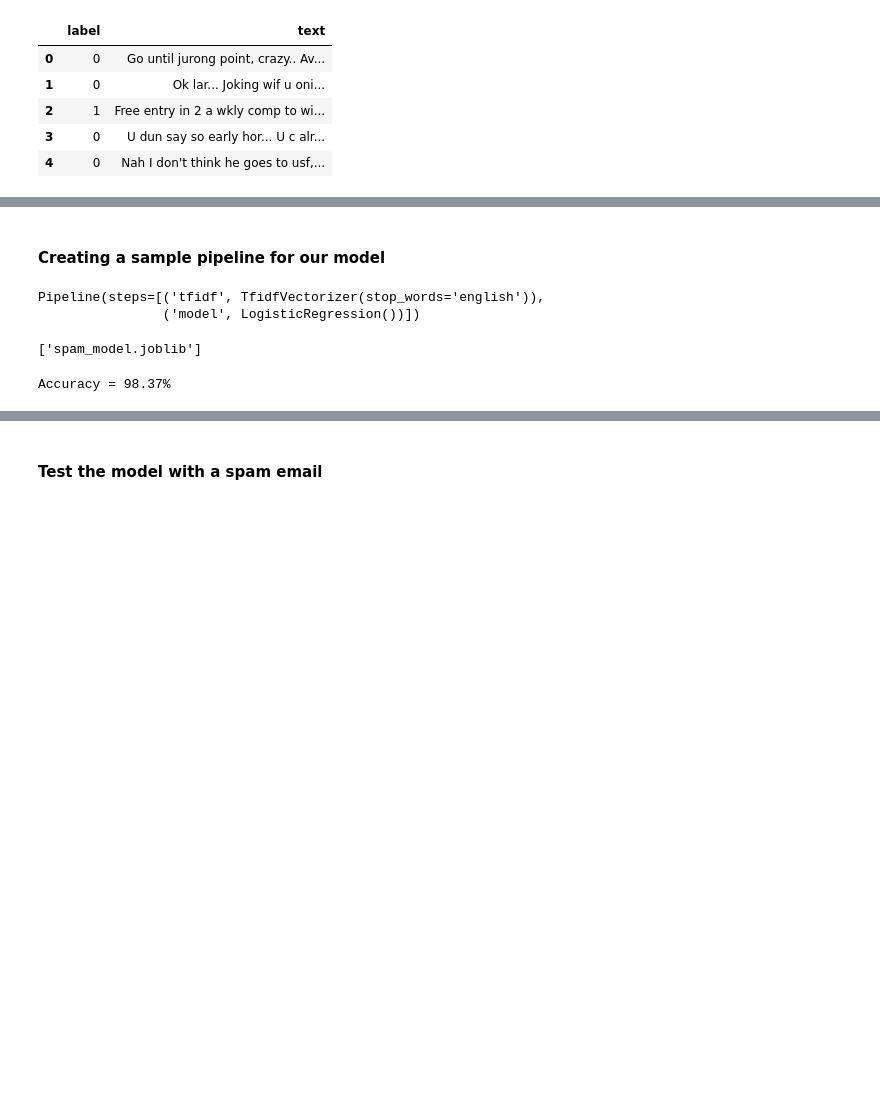
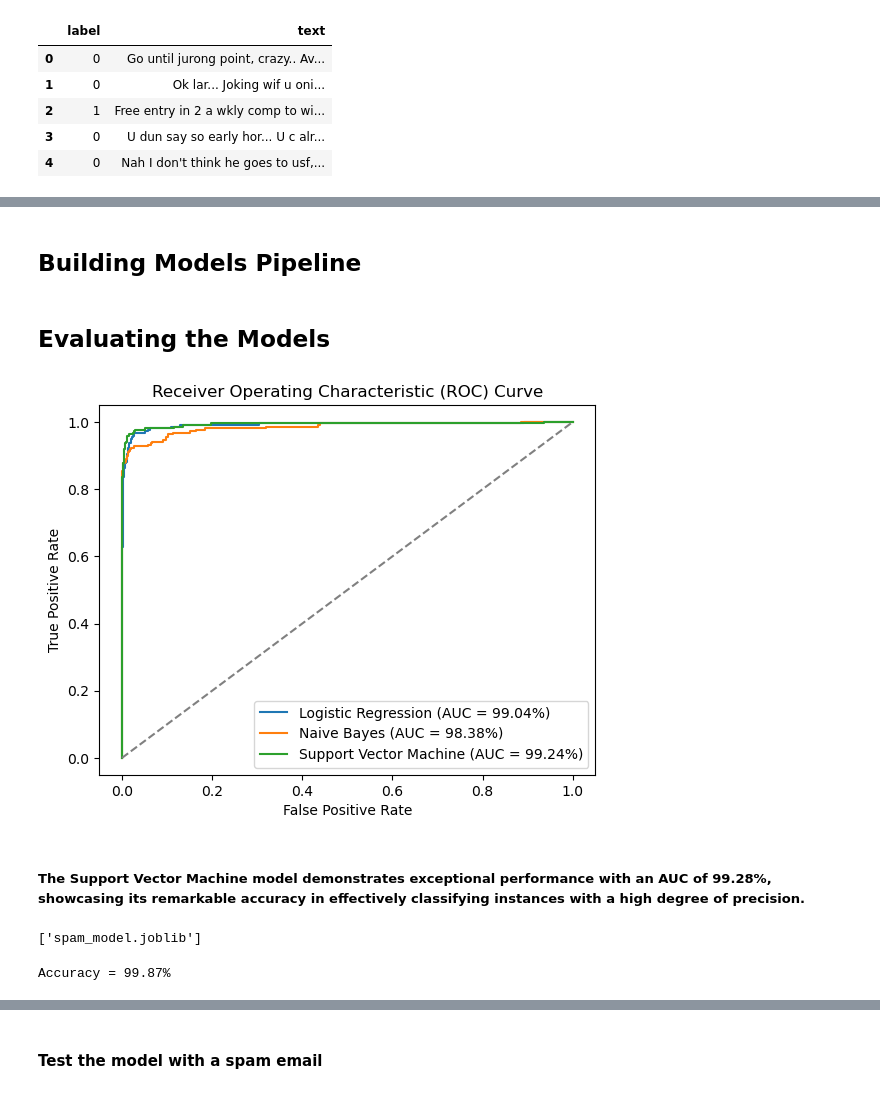
Before and after one commit to Abdelali-Ouznini/CODSOFT, a Jupyter notebook: SPAM SMS DETECTION/SPAM SMS DETECTION.ipynb, the cells around one changed output, grey strips where cells are left out. Cells and saved outputs as stored; diff of their text form; code cells hidden in the pictures; blank space fills up the shorter version.

```diff
--- a/SPAM SMS DETECTION/SPAM SMS DETECTION.ipynb
+++ b/SPAM SMS DETECTION/SPAM SMS DETECTION.ipynb
@@ -86,11 +89,41 @@ Accuracy on the testing data = 96.91%
-# %% [markdown]
-#### Creating a sample pipeline for our model
-# %%
-pipeline  = Pipeline([
-    ('tfidf', TfidfVectorizer(min_df=1, stop_words = 'english', lowercase = True)),
-    ('model', LogisticRegression())
-])
-pipeline.fit(X, y)
-# %% [output]
-Pipeline(steps=[('tfidf', TfidfVectorizer(stop_words='english')),
-                ('model', LogisticRegression())])
+# %% [markdown]
+## Building Models Pipeline
+# %%
+models = {
+    'Logistic Regression': Pipeline([
+        ('tfidf', TfidfVectorizer(min_df=1, stop_words='english', lowercase=True)),
+        ('model', LogisticRegression())]),
+
+    'Naive Bayes': Pipeline([
+        ('tfidf', TfidfVectorizer(min_df=1, stop_words='english', lowercase=True)),
+        ('model', MultinomialNB())]),
+
+    'Support Vector Machine': Pipeline([
+        ('tfidf', TfidfVectorizer(min_df=1, stop_words='english', lowercase=True)),
+        ('model', SVC(probability=True))])
+}
+# %% [markdown]
+## Evaluating the Models
+# %%
+threshold = 0.15  # Custom threshold
+
+for model_name, model_pipeline in models.items():
+
+    model_pipeline.fit(X_train, y_train)
+    y_pred_proba = model_pipeline.predict_proba(X_test)[:, 1]
+    y_prediction = np.where(y_pred_proba > threshold, 1, 0)
+
+    fpr, tpr, thresholds = roc_curve(y_test, y_pred_proba)
+    roc_auc = auc(fpr, tpr)
+    plt.plot(fpr, tpr, label='{} (AUC = {:.2f}%)'.format(model_name, roc_auc*100))
+
+plt.plot([0, 1], [0, 1], color='gray', linestyle='--')
+plt.xlabel('False Positive Rate')
+plt.ylabel('True Positive Rate')
+plt.title('Receiver Operating Characteristic (ROC) Curve')
+plt.legend()
+plt.show()
+# %% [output]
+[figure, added]
+# %% [markdown]
+##### The Support Vector Machine model demonstrates exceptional performance with an AUC of 99.28%, showcasing its remarkable accuracy in effectively classifying instances with a high degree of precision.
@@ -105,7 +140,7 @@ loaded_pipeline = joblib.load('spam_model.joblib')
 # %%
-y_proba = loaded_pipeline.predict_proba(X)[:,1]
+y_proba = loaded_model.predict_proba(X_test)[:,1]
 y_perdiction = np.where(y_proba > 0.15, 1, 0)
-accuracy = accuracy_score(y, y_perdiction)
+accuracy = accuracy_score(y_test, y_perdiction)
 print(f"Accuracy = {accuracy*100:.2f}%")
 # %% [output]
-Accuracy = 98.37%
+Accuracy = 99.87%
```
Also changed, not shown: parts of 10 cells of this notebook, 1 other file.
